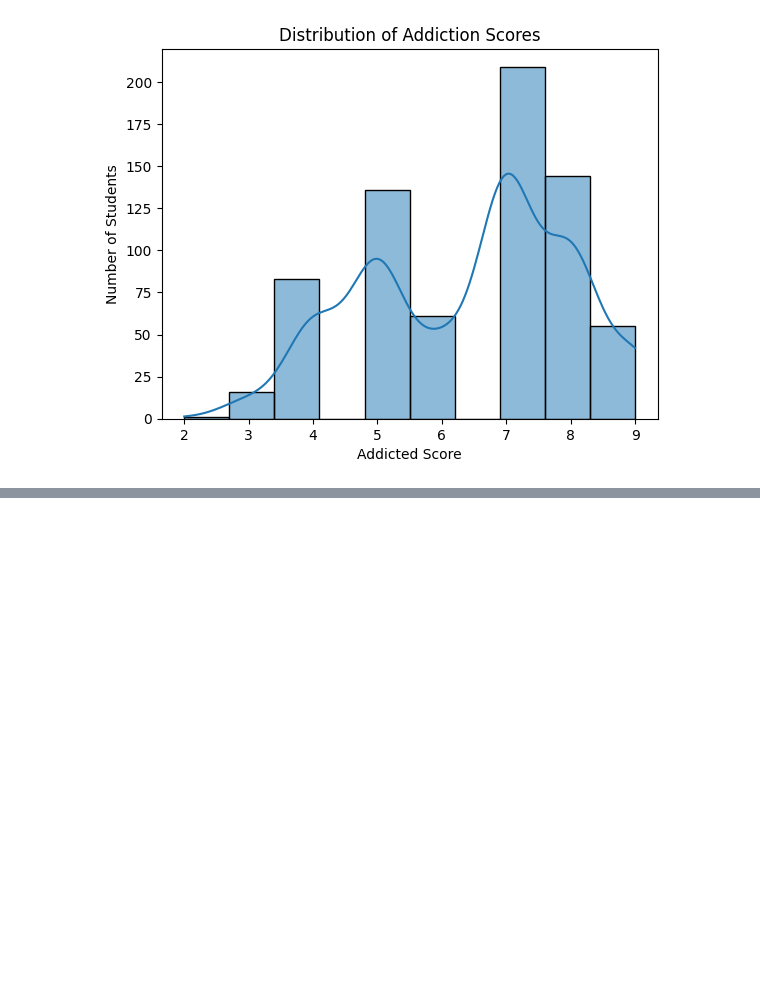
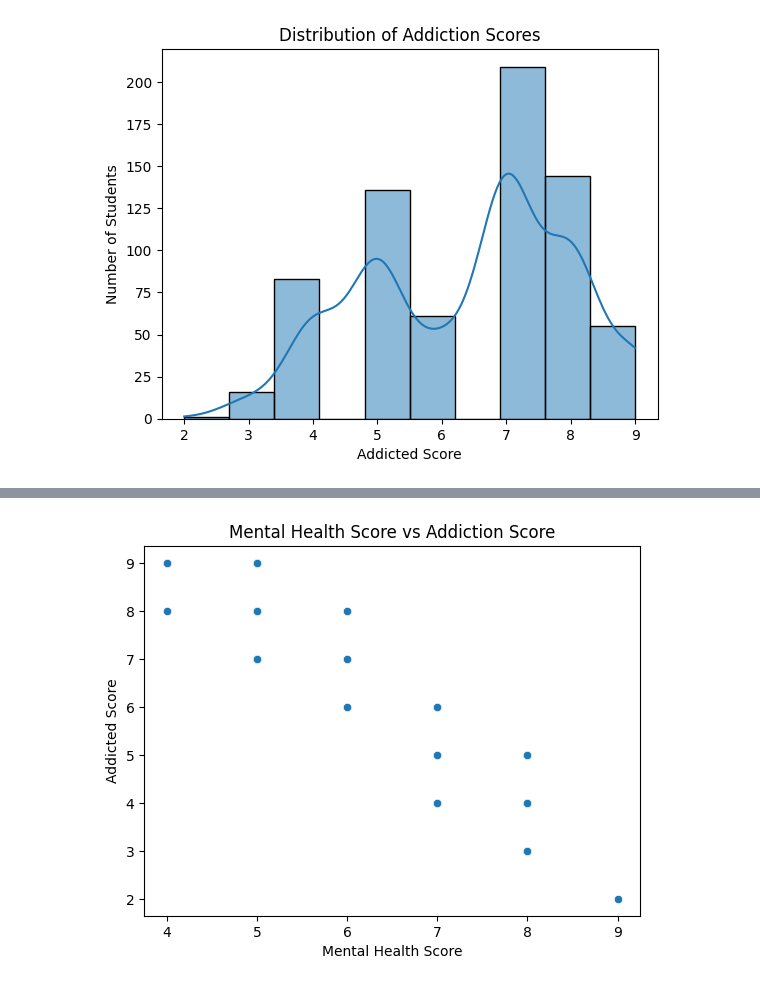
Before and after one commit to srinidhibadrinarayanan/social-media-addiction-predictor, a Jupyter notebook: social_media_addiction_predictor.ipynb, the cells around one changed output, grey strips where cells are left out. Cells and saved outputs as stored; diff of their text form; code cells hidden in the pictures; blank space fills up the shorter version.

```diff
--- a/social_media_addiction_predictor.ipynb
+++ b/social_media_addiction_predictor.ipynb
@@ -69,0 +86,8 @@ plt.show()
+# %%
+sns.scatterplot(x='Mental_Health_Score', y='Addicted_Score', data=df)
+plt.title('Mental Health Score vs Addiction Score')
+plt.xlabel('Mental Health Score')
+plt.ylabel('Addicted Score')
+plt.show()
+# %% [output]
+[figure, added]
```
Also changed, not shown: parts of 3 cells of this notebook.
